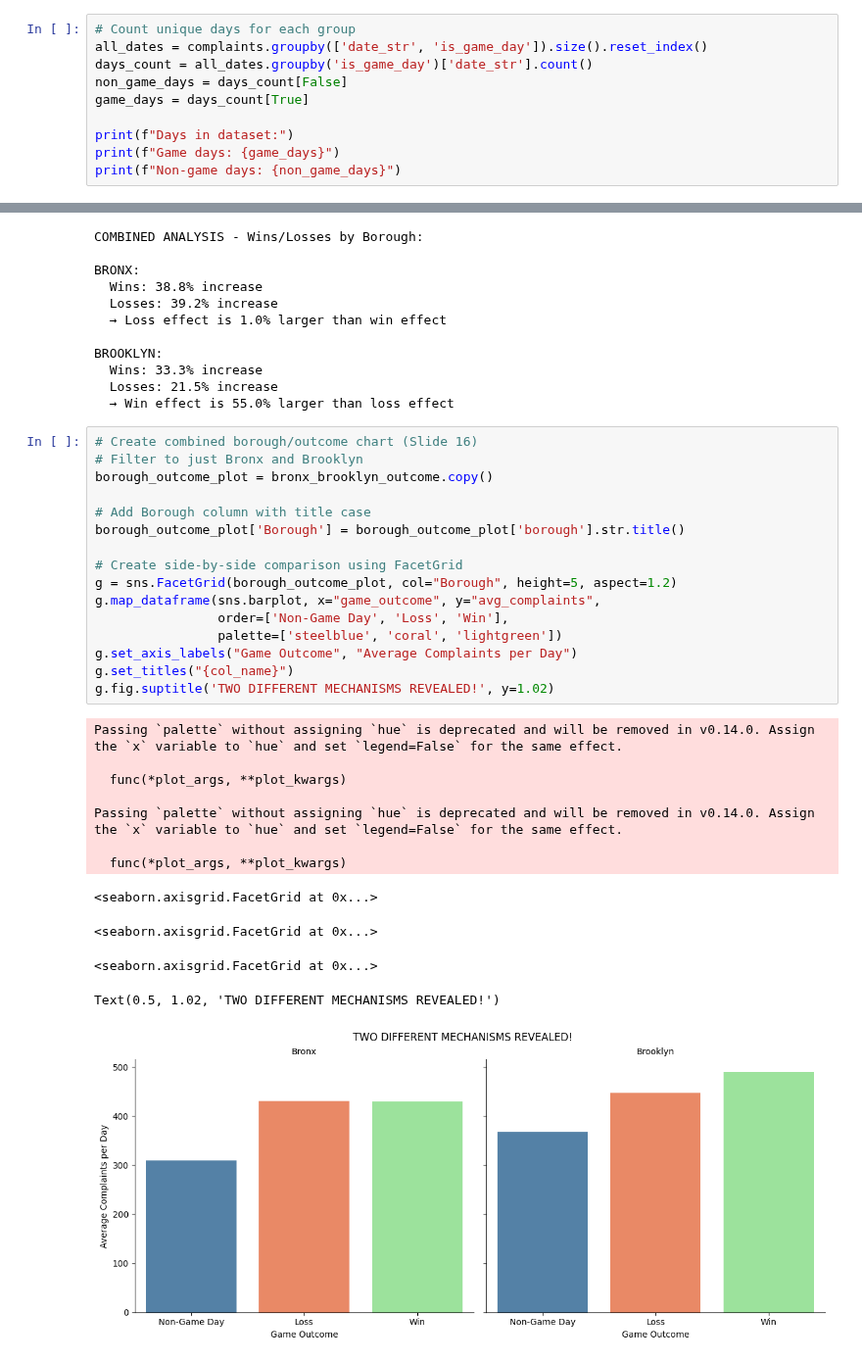
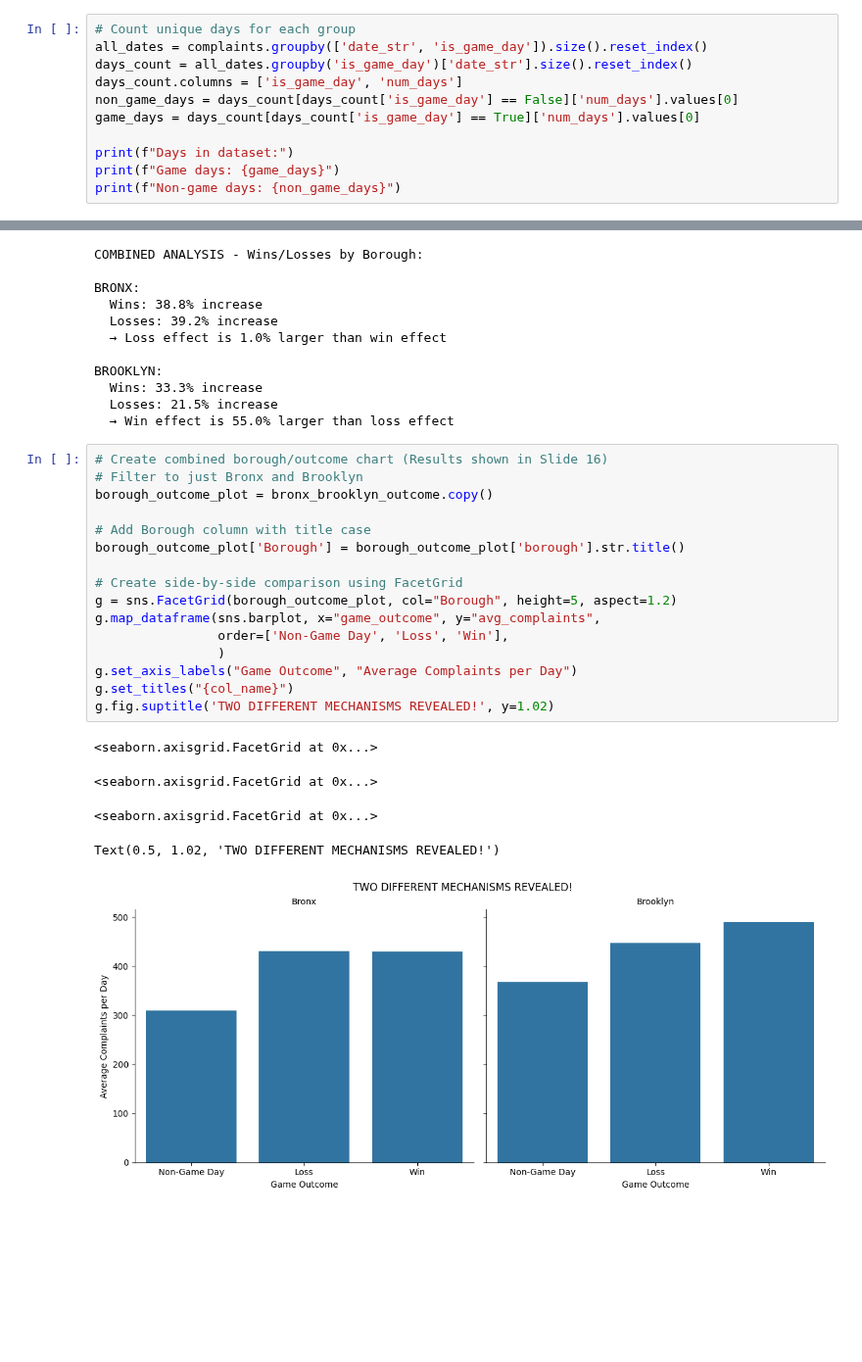
Before and after one commit to zjelveh/zjelveh.github.io, a Jupyter notebook: files/cfc/class_demo_notebook_complete.ipynb, the cells around one changed output, grey strips where cells are left out. Shown at 98% size. Cells and saved outputs as stored; diff of their text form; blank space fills up the shorter version.

Commit message:
Fix notebook: remove palette, fix boolean indexing, update slide references, remove weekend % change

```diff
--- a/files/cfc/class_demo_notebook_complete.ipynb
+++ b/files/cfc/class_demo_notebook_complete.ipynb
@@ -96,9 +96,10 @@ dtype: int64
 # %%
 # Count unique days for each group
 all_dates = complaints.groupby(['date_str', 'is_game_day']).size().reset_index()
-days_count = all_dates.groupby('is_game_day')['date_str'].count()
-non_game_days = days_count[False]
-game_days = days_count[True]
+days_count = all_dates.groupby('is_game_day')['date_str'].size().reset_index()
+days_count.columns = ['is_game_day', 'num_days']
+non_game_days = days_count[days_count['is_game_day'] == False]['num_days'].values[0]
+game_days = days_count[days_count['is_game_day'] == True]['num_days'].values[0]
 
 print(f"Days in dataset:")
 print(f"Game days: {game_days}")
@@ -404,31 +397,24 @@ BROOKLYN:
   Losses: 21.5% increase
   → Win effect is 55.0% larger than loss effect
 # %%
-# Create combined borough/outcome chart (Slide 16)
+# Create combined borough/outcome chart (Results shown in Slide 16)
 # Filter to just Bronx and Brooklyn
 borough_outcome_plot = bronx_brooklyn_outcome.copy()
 
 # Add Borough column with title case
 borough_outcome_plot['Borough'] = borough_outcome_plot['borough'].str.title()
 
 # Create side-by-side comparison using FacetGrid
 g = sns.FacetGrid(borough_outcome_plot, col="Borough", height=5, aspect=1.2)
 g.map_dataframe(sns.barplot, x="game_outcome", y="avg_complaints",
                 order=['Non-Game Day', 'Loss', 'Win'],
-                palette=['steelblue', 'coral', 'lightgreen'])
+                )
 g.set_axis_labels("Game Outcome", "Average Complaints per Day")
 g.set_titles("{col_name}")
 g.fig.suptitle('TWO DIFFERENT MECHANISMS REVEALED!', y=1.02)
 # %% [output]
-Passing `palette` without assigning `hue` is deprecated and will be removed in v0.14.0. Assign the `x` variable to `hue` and set `legend=False` for the same effect.
-
-  func(*plot_args, **plot_kwargs)
-
-Passing `palette` without assigning `hue` is deprecated and will be removed in v0.14.0. Assign the `x` variable to `hue` and set `legend=False` for the same effect.
-
-  func(*plot_args, **plot_kwargs)
+<seaborn.axisgrid.FacetGrid at 0x...>
 <seaborn.axisgrid.FacetGrid at 0x...>
 <seaborn.axisgrid.FacetGrid at 0x...>
-<seaborn.axisgrid.FacetGrid at 0x...>
+Text(0.5, 1.02, 'TWO DIFFERENT MECHANISMS REVEALED!')
-Text(0.5, 1.02, 'TWO DIFFERENT MECHANISMS REVEALED!')
-[figure, old version]
+[figure, new version]
```
Also changed, not shown: parts of 6 cells of this notebook.
